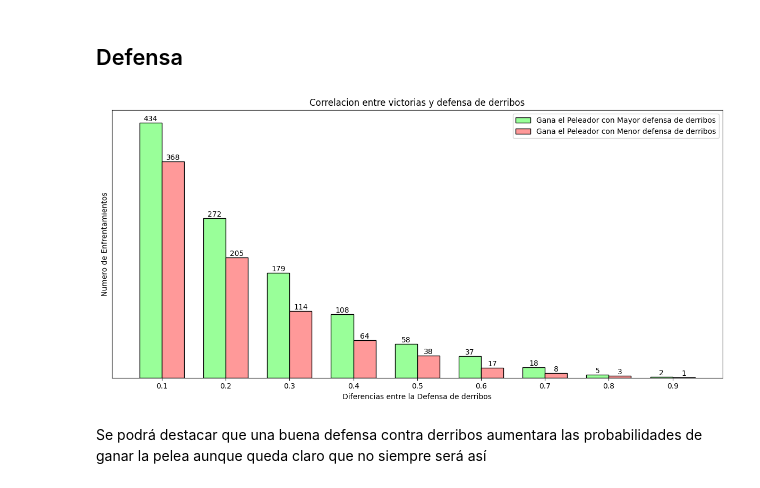
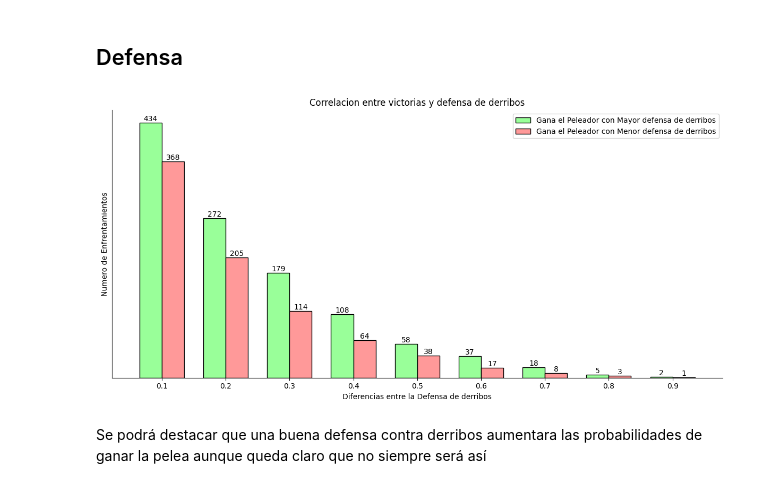
Before and after one commit to JavierRodriguezFontiveros/UFC_EDA, a Jupyter notebook: SRC/notebook/UFC_Notebook.ipynb, the cells around one changed output. Cells and saved outputs as stored; diff of their text form; code cells hidden in the pictures.

Commit message:
Gráficas_transparentes

```diff
--- a/SRC/notebook/UFC_Notebook.ipynb
+++ b/SRC/notebook/UFC_Notebook.ipynb
@@ -541,35 +541,37 @@ bar_width = 0.35
 indices = np.arange(len(df_resultados))
 
 
 bars_verdes = plt.bar(indices, df_resultados['Verdes'], width=bar_width, label='Gana el Peleador con Mayor defensa de derribos', color='#99FF99', edgecolor='black')
 bars_rojas = plt.bar(indices + bar_width, df_resultados['Rojas'], width=bar_width, label='Gana el Peleador con Menor defensa de derribos', color='#FF9999', edgecolor='black')
 
 plt.title('Correlacion entre victorias y defensa de derribos')
 plt.xlabel('Diferencias entre la Defensa de derribos')
 plt.ylabel('Numero de Enfrentamientos')
 plt.xticks(indices + bar_width / 2, df_resultados.index)
 plt.legend()
 
 #Añadiendo conteo sobre las propias barras
 for bar in bars_verdes:
     yval = bar.get_height()
     plt.text(bar.get_x() + bar.get_width()/2, yval, int(yval), ha='center', va='bottom')  # Añadir texto encima de las barras verdes
 
 for bar in bars_rojas:
     yval = bar.get_height()
     plt.text(bar.get_x() + bar.get_width()/2, yval, int(yval), ha='center', va='bottom')  # Añadir texto encima de las barras rojas
 
+plt.gca().spines["top"].set_visible(False)
+plt.gca().spines["right"].set_visible(False)
 
 plt.yticks([])
 plt.legend()
 
 #Guardando visualización:
-#plt.savefig('../utils/visualizaciones/defensa_derribos.png')
+plt.savefig('../utils/visualizaciones/defensa_derribos.png', transparent = True)
 
 plt.tight_layout()
 plt.show()
 # %% [output]
-[figure, old version]
+[figure, new version]
 # %% [markdown]
 Se podrá destacar que una buena defensa contra derribos aumentara las probabilidades de ganar la pelea aunque queda claro que no siempre será así
 # %% [markdown]
```
Also changed, not shown: parts of 4 cells of this notebook, 5 other files.
